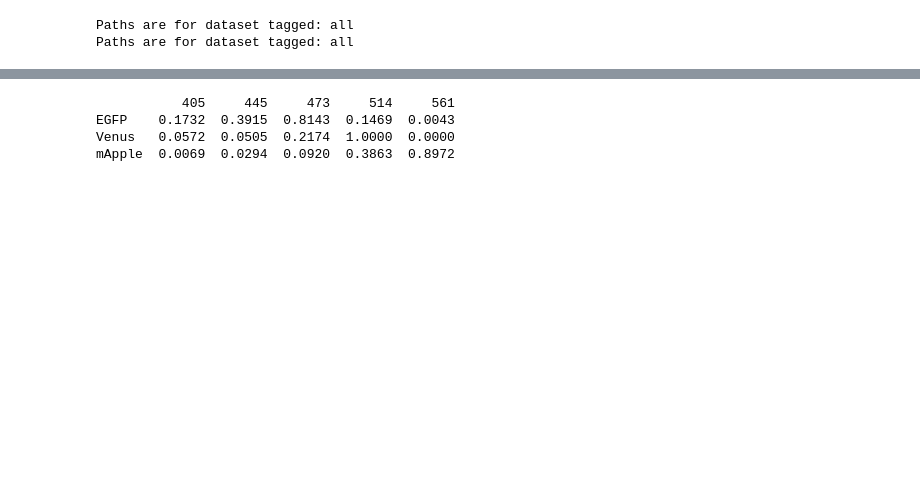
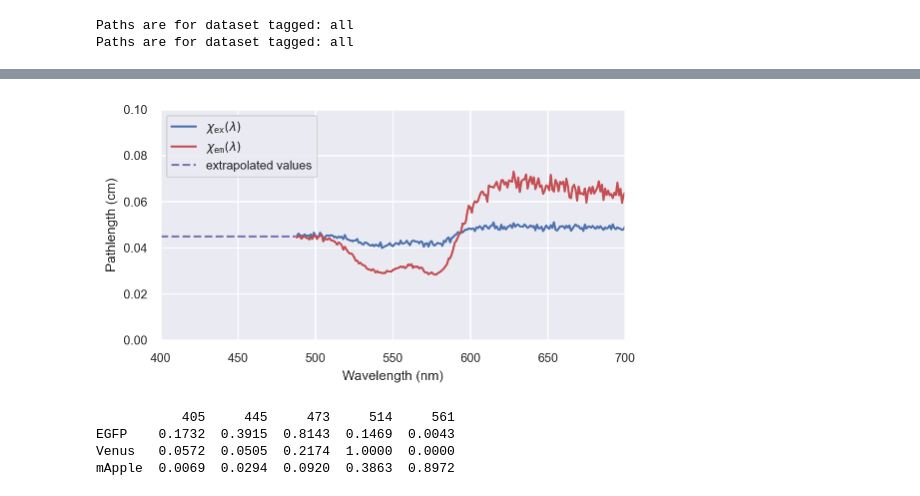
Before and after one commit to AllenInstitute/sourcesep, a Jupyter notebook: notebooks/03_compose_data.ipynb, the cells around one changed output, grey strips where cells are left out. Cells and saved outputs as stored; diff of their text form; code cells hidden in the pictures; blank space fills up the shorter version.

Commit message:
added pathlength data from Zhang et al. 2022

```diff
--- a/notebooks/03_compose_data.ipynb
+++ b/notebooks/03_compose_data.ipynb
@@ -91,3 +75,19 @@ plt.show()
+# %%
+df = pd.read_csv(paths['spectra']/'2022_Zhang_Ex_Em_pathlengths.csv')
+df.columns = ['wavelength', 'Xex', 'Xem']
+
+exterpx = np.arange(400,488)
+exterpy = np.ones_like(exterpx) * 0.045
+
+f, ax = plt.subplots(figsize=(6,3))
+ax.plot(df.wavelength, df.Xex, c='b',label=r'$\chi_{\tt{ex}}(\lambda)$')
+ax.plot(df.wavelength, df.Xem, c='r',label=r'$\chi_{\tt{em}}(\lambda)$')
+ax.plot(exterpx, exterpy ,'--m',label=r'extrapolated values')
+ax.set(xlabel='Wavelength (nm)', ylabel='Pathlength (cm)', xlim=(400,700), ylim=(0,.1))
+plt.legend()
+plt.show()
+# %% [output]
+[figure, added]
 # %%
 # emission efficiency W
 pprint(sim.W_df)
```
Also changed, not shown: parts of 12 cells of this notebook.
